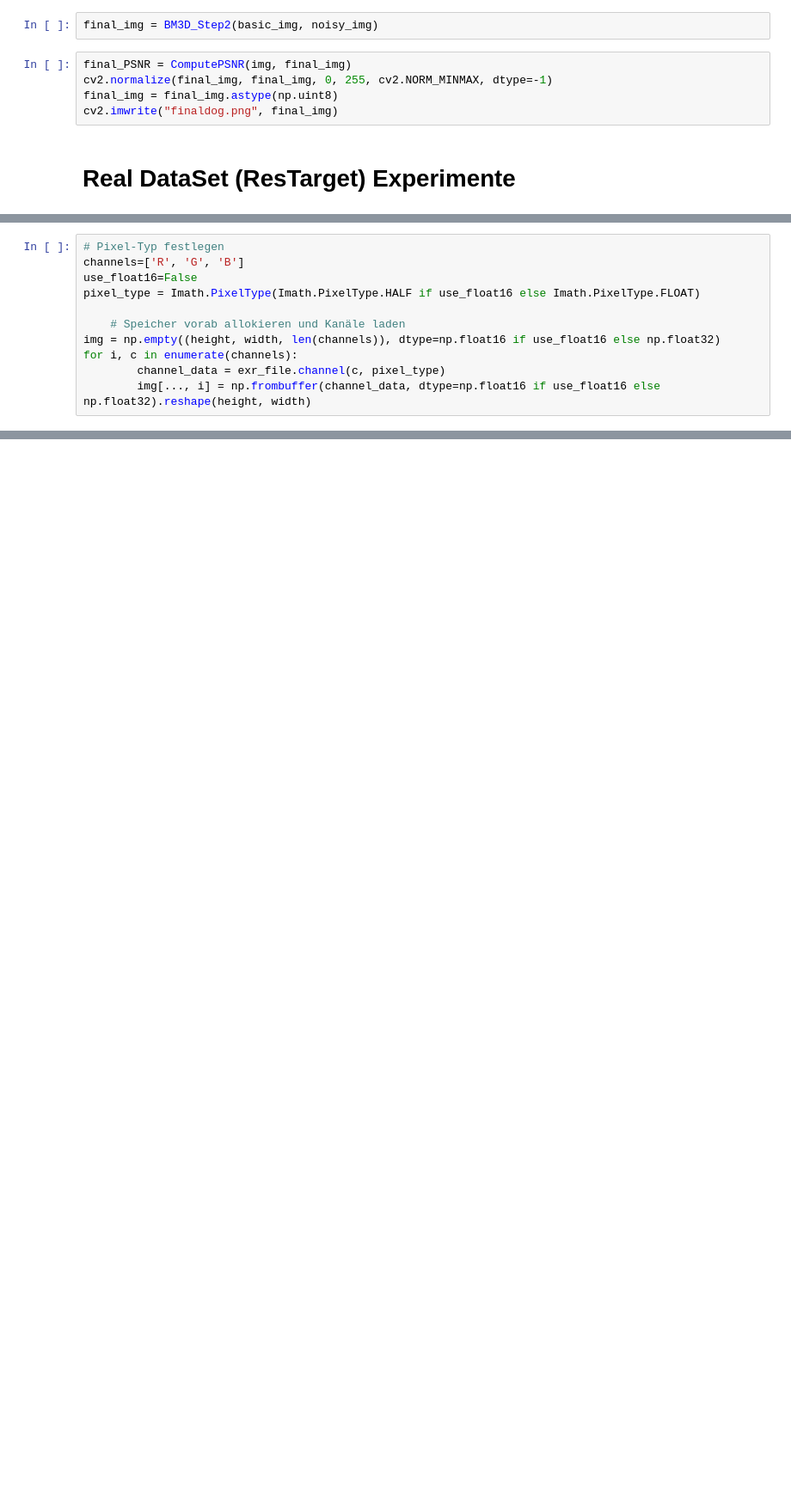
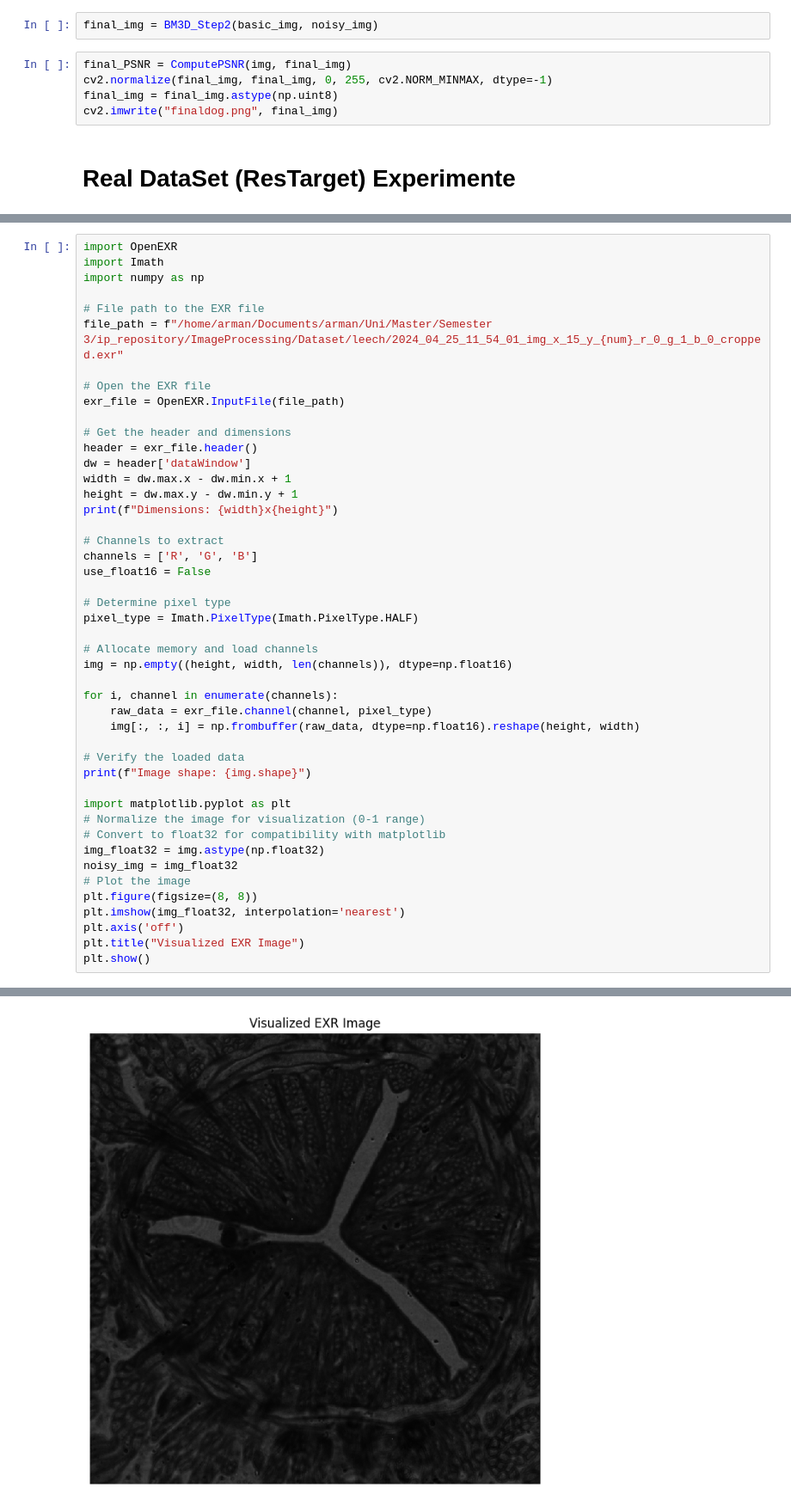
Before and after one commit to armanniaruhi/ComputationalImaging_BM3D, a Jupyter notebook: bm3d.ipynb, the cells around one changed output, grey strips where cells are left out. Shown at 86% size. Drawn from its saved outputs; the diff is of its cells as text; blank space fills up the shorter version.

```diff
--- a/bm3d.ipynb
+++ b/bm3d.ipynb
@@ -473,11 +407,0 @@ Abmessungen: 800x800
-# %%
-# Pixel-Typ festlegen
-channels=['R', 'G', 'B']
-use_float16=False
-pixel_type = Imath.PixelType(Imath.PixelType.HALF if use_float16 else Imath.PixelType.FLOAT)
-
-    # Speicher vorab allokieren und Kanäle laden
-img = np.empty((height, width, len(channels)), dtype=np.float16 if use_float16 else np.float32)
-for i, c in enumerate(channels):
-        channel_data = exr_file.channel(c, pixel_type)
-        img[..., i] = np.frombuffer(channel_data, dtype=np.float16 if use_float16 else np.float32).reshape(height, width)
@@ -487,0 +408,47 @@ bytes
+# %%
+import OpenEXR
+import Imath
+import numpy as np
+
+# File path to the EXR file
+file_path = f"/home/arman/Documents/arman/Uni/Master/Semester 3/ip_repository/ImageProcessing/Dataset/leech/2024_04_25_11_54_01_img_x_15_y_{num}_r_0_g_1_b_0_cropped.exr"
+
+# Open the EXR file
+exr_file = OpenEXR.InputFile(file_path)
+
+# Get the header and dimensions
+header = exr_file.header()
+dw = header['dataWindow']
+width = dw.max.x - dw.min.x + 1
+height = dw.max.y - dw.min.y + 1
+print(f"Dimensions: {width}x{height}")
+
+# Channels to extract
+channels = ['R', 'G', 'B']
+use_float16 = False
+
+# Determine pixel type
+pixel_type = Imath.PixelType(Imath.PixelType.HALF)
+
+# Allocate memory and load channels
+img = np.empty((height, width, len(channels)), dtype=np.float16)
+
+for i, channel in enumerate(channels):
+    raw_data = exr_file.channel(channel, pixel_type)
+    img[:, :, i] = np.frombuffer(raw_data, dtype=np.float16).reshape(height, width)
+
+# Verify the loaded data
+print(f"Image shape: {img.shape}")
+
+import matplotlib.pyplot as plt
+# Normalize the image for visualization (0-1 range)
+# Convert to float32 for compatibility with matplotlib
+img_float32 = img.astype(np.float32)
+noisy_img = img_float32
+# Plot the image
+plt.figure(figsize=(8, 8))
+plt.imshow(img_float32, interpolation='nearest')
+plt.axis('off')
+plt.title("Visualized EXR Image")
+plt.show()
+# %% [output]
@@ -487,0 +457 @@ bytes
+[figure, added]
```
Also changed, not shown: parts of 7 cells of this notebook.
